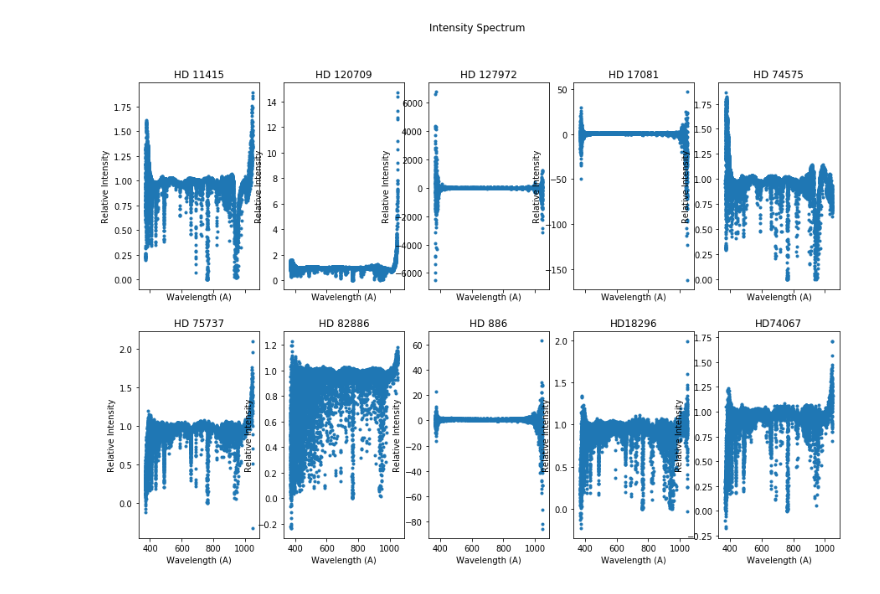
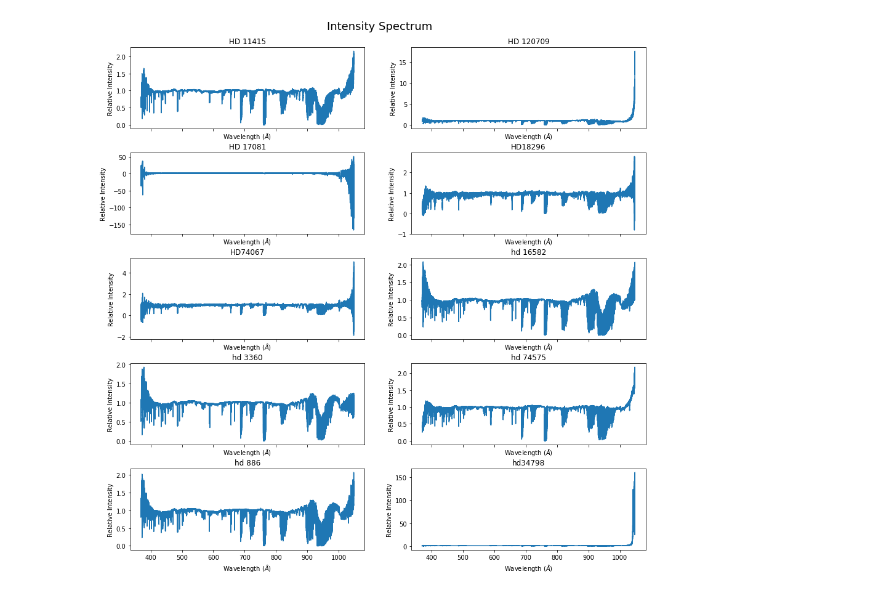
Before and after one commit to ellieb/astroquery_tutorial, a Jupyter notebook: astroquery_example_spectra.ipynb, the cells around one changed output. Cells and saved outputs as stored; diff of their text form; code cells hidden in the pictures.

```diff
--- a/astroquery_example_spectra.ipynb
+++ b/astroquery_example_spectra.ipynb
@@ -54,8 +88,9 @@ print({k:v.description for k,v in catalog_list.items()})
 # %%
-# TODO: Figure out how to extend row limit??
-catalog_key = list(catalog_list.keys())[0]
-catalog = Vizier.get_catalogs(catalog_key)
-catalog_name = catalog.keys()[0]
-result = Vizier.query_constraints(catalog=catalog_name, SpType='B*', RotVel='<20', row_limit=200)
-bright_star_results = result[result.keys()[0]]
-bright_star_results
+# catalog_list = Vizier.find_catalogs('J/A+A/393/897')
+# # TODO: Figure out how to extend row limit??
+# catalog_key = list(catalog_list.keys())[0]
+# catalog = Vizier.get_catalogs(catalog_key)
+# catalog_name = catalog.keys()[0]
+# result = Vizier.query_constraints(catalog=catalog_name, SpType='B*', vsini='<20', row_limit=200)
+# bright_star_results = result[result.keys()[0]]
+# bright_star_results
@@ -220,10 +207,12 @@ from astropy.io import fits
 url = urls[0]
 target_list = unqiue_by_target['target_name']
 data_list = []
+verbose = False
 
-for url in urls[0:12]:
+for url in urls_test:
     with fits.open(url) as hdulist:
-        hdulist.info()
+        if verbose:
+            hdulist.info()
         data = hdulist[0].data
         data_list.append(data)
 # %% [output]
@@ -247,20 +220,25 @@ No.    Name      Ver    Type      Cards   Dimensions   Format
 # %%
+%matplotlib inline
 import matplotlib.pyplot as plt
 import numpy as np
 import math
 
-cols = 5
+cols = 2
 rows = math.ceil(len(data_list)/cols)
-fig, axes = plt.subplots(rows, cols, figsize=(15, 10), sharex=True, squeeze=True)
+ylim = (-1, 2)
+xlim = (6675, 6682)
+fig, axes = plt.subplots(rows, cols, figsize=(15, 15), sharex=True)#, sharey=True)
 for data, target_name, ax in zip(data_list, target_list, axes.flatten()):
-    ax.scatter(data[0][::15], data[1][::15], marker='.')
+    ax.plot(data[0], data[1])
     ax.set_title(target_name)
-    ax.set_xlabel('Wavelength (A)')
+    ax.set_xlabel(r"Wavelength ($\AA$)")
     ax.set_ylabel('Relative Intensity')
-fig.suptitle('Intensity Spectrum')
+#plt.setp(axes, xlim=xlim)
+fig.suptitle('Intensity Spectrum', y=0.92, fontsize=18)
+plt.subplots_adjust(hspace=0.3)
 plt.show()
 # %% [output]
-[figure, old version]
+[figure, new version]
 # %%
 # COL1    = 'Wavelength'         / Normalized
 # COL2    = 'Intensity'          / Normalized
```
Also changed, not shown: parts of 17 cells of this notebook.
